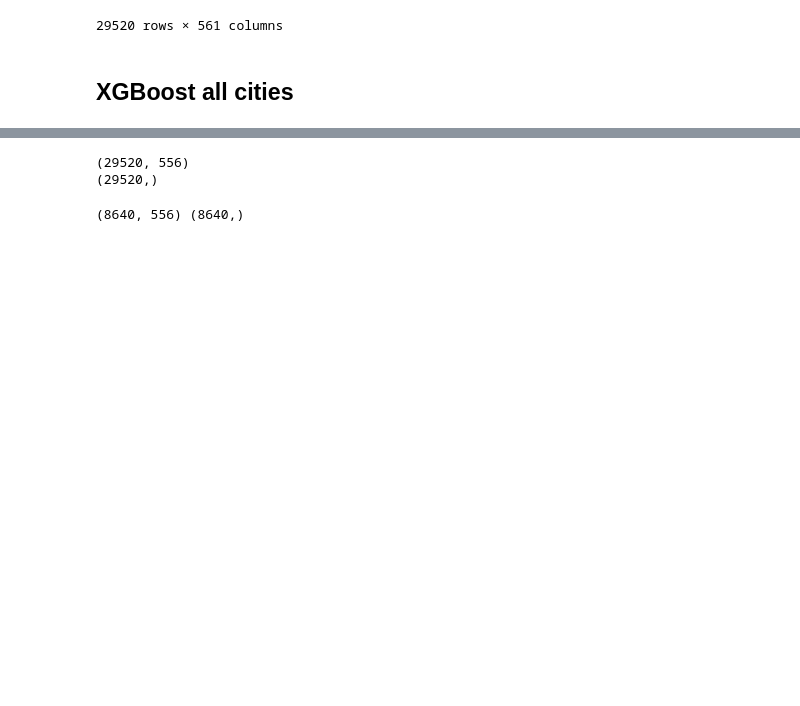
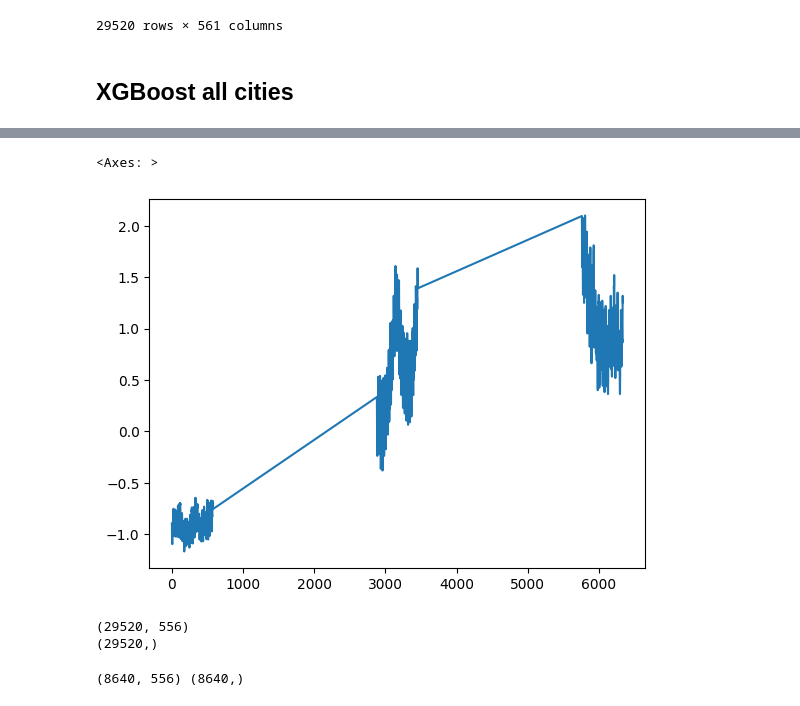
Before and after one commit to SigmaDerivative/energy-consumption-forecast, a Jupyter notebook: analysis.ipynb, the cells around one changed output, grey strips where cells are left out. Cells and saved outputs as stored; diff of their text form; code cells hidden in the pictures; blank space fills up the shorter version.

```diff
--- a/analysis.ipynb
+++ b/analysis.ipynb
@@ -681,4 +687,10 @@ X_train
 29520 rows × 556 columns
+# %%
+# plot consumption and temperature of bergen
+y_test[X_test['city_number'] == 0].plot()
+# %% [output]
+<Axes: >
+[figure, added]
 # %%
 import xgboost as xgb
 # %%
```
Also changed, not shown: parts of 7 cells of this notebook.
